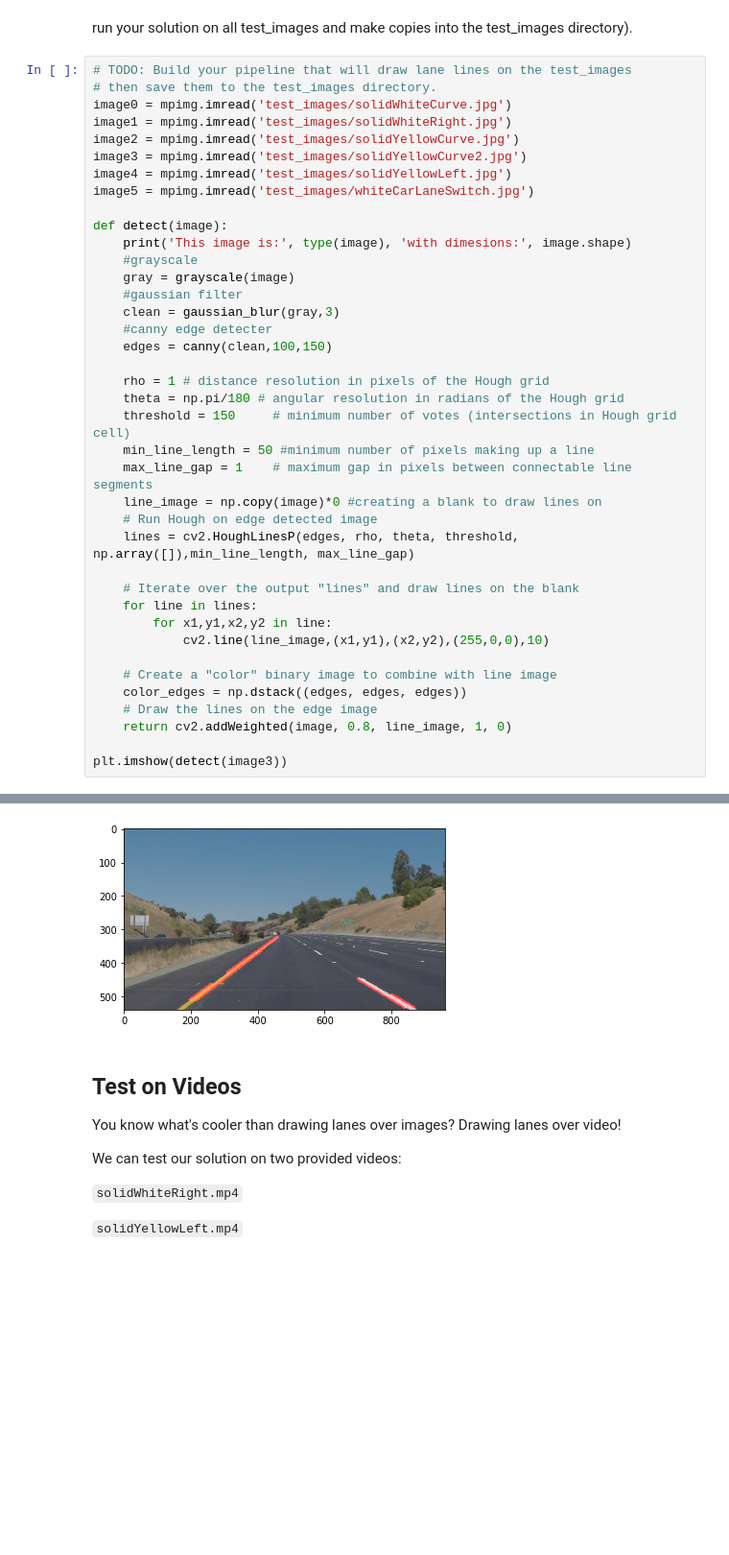
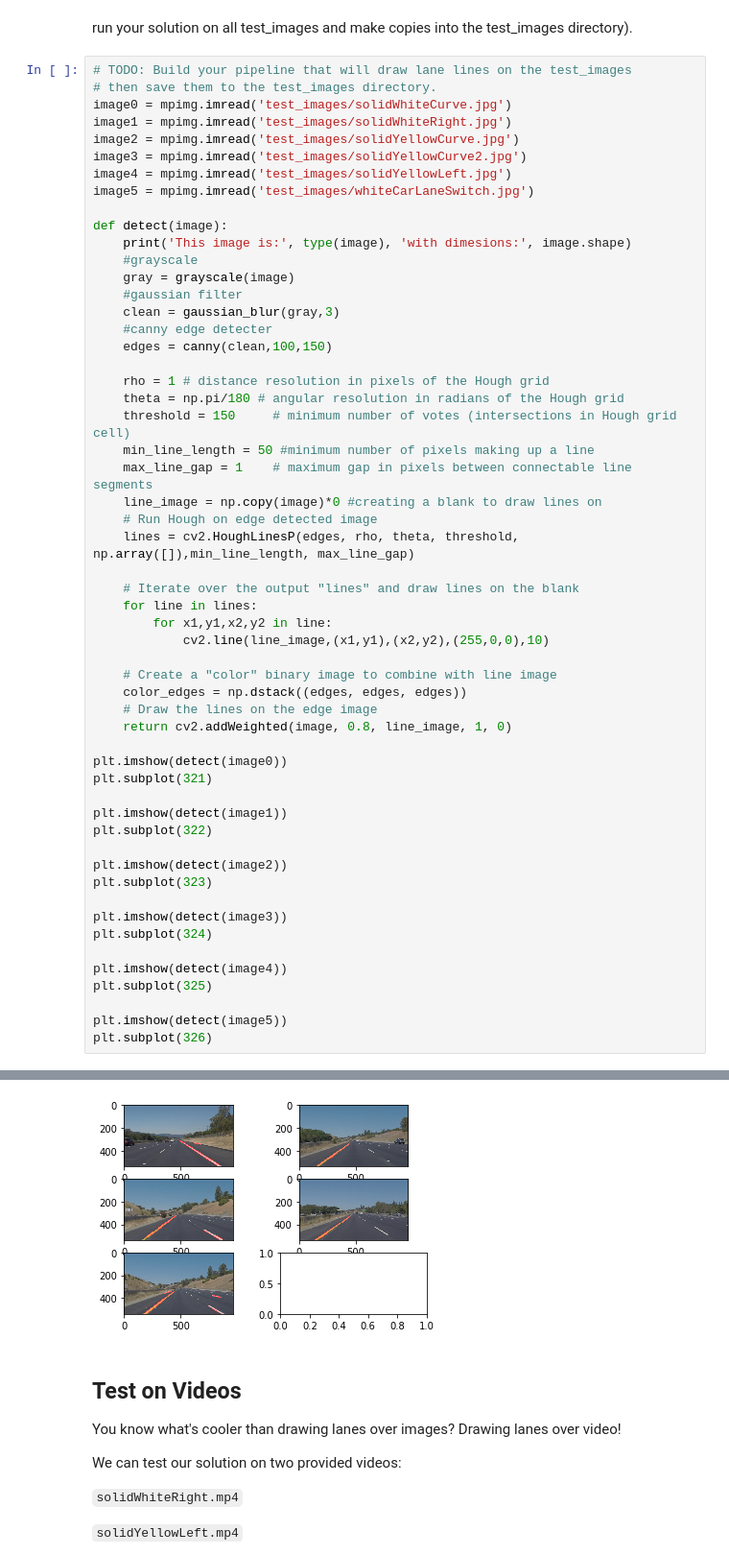
Before and after one commit to davidson00000/CarND-LaneLines-P1, a Jupyter notebook: P1.ipynb, the cells around one changed output, grey strips where cells are left out. Shown: that part at 96% size. Saved outputs shown, nothing was run; the diff lists cells and outputs as text; blank space fills up the shorter version.

```diff
--- a/P1.ipynb
+++ b/P1.ipynb
@@ -212,6 +212,22 @@ def detect(image):
     # Draw the lines on the edge image
     return cv2.addWeighted(image, 0.8, line_image, 1, 0)
 
+plt.imshow(detect(image0))
+plt.subplot(321)
+
+plt.imshow(detect(image1))
+plt.subplot(322)
+
+plt.imshow(detect(image2))
+plt.subplot(323)
+
 plt.imshow(detect(image3))
+plt.subplot(324)
+
+plt.imshow(detect(image4))
+plt.subplot(325)
+
+plt.imshow(detect(image5))
+plt.subplot(326)
 # %% [output]
 This image is: <class 'numpy.ndarray'> with dimesions: (540, 960, 3)
@@ -219,4 +240,4 @@ This image is: <class 'numpy.ndarray'> with dimesions: (540, 960, 3)
-[figure, old version]
+[figure, new version]
 # %% [markdown]
 ## Test on Videos
 
```
Also changed, not shown: parts of 8 cells of this notebook, 3 other files.
